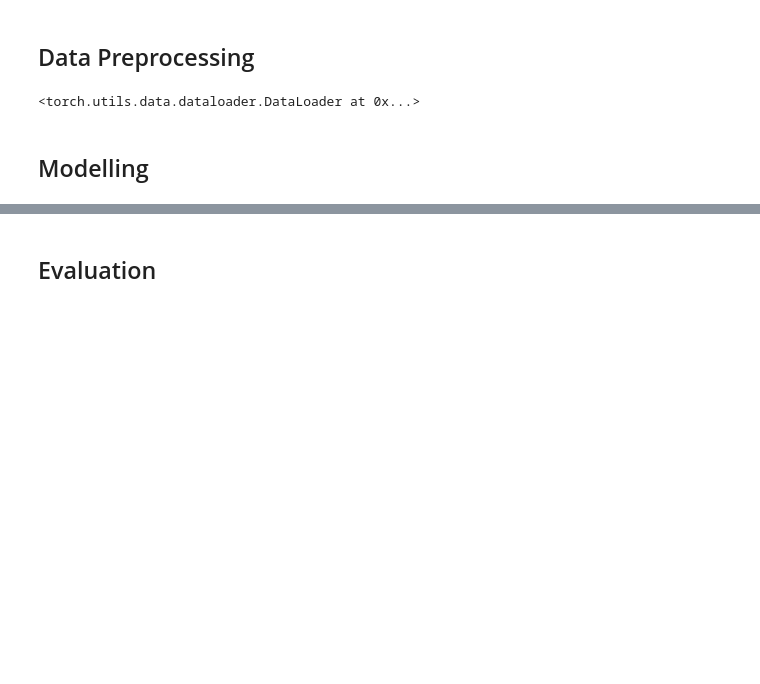
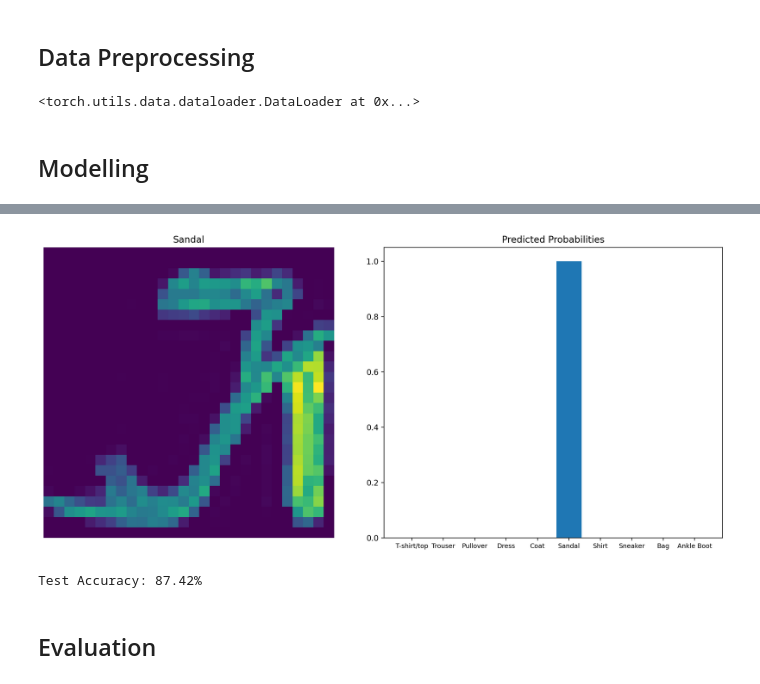
Before and after one commit to LuisaIb/fashion-tuning, a Jupyter notebook: fashion-MNIST.ipynb, the cells around one changed output, grey strips where cells are left out. Drawn from its saved outputs; the diff is of its cells as text; code cells hidden in the pictures; blank space fills up the shorter version.

```diff
--- a/fashion-MNIST.ipynb
+++ b/fashion-MNIST.ipynb
@@ -280,2 +563,54 @@ train_loader
+# %%
+# predict single image
+%matplotlib inline
+%config InlineBackend.figure_format = 'retina'
+
+# Test out the network!
+dataiter = iter(test_dl)
+images, labels = next(dataiter)  # Directly fetch the data from the iterator
+
+images, labels = images.to(device), labels.to(device)
+index = 49
+img, label = images[index], labels[index]
+# Convert 2D image to 1D vector
+img = img.view(img.shape[0], -1)
+
+# Calculate the class probabilities (softmax) for img
+proba = torch.exp(model(img))
+
+# Plot the image and probabilities
+desc = ['T-shirt/top','Trouser','Pullover','Dress','Coat','Sandal','Shirt','Sneaker','Bag','Ankle Boot']
+fig, (ax1, ax2) =  plt.subplots(figsize=(13, 6), nrows=1, ncols=2)
+ax1.axis('off')
+ax1.imshow(images[index].cpu().numpy().squeeze())
+ax1.set_title(desc[label.item()])
+ax2.bar(range(10), proba.detach().cpu().numpy().squeeze())
+ax2.set_xticks(range(10))
+ax2.set_xticklabels(desc, size='small')
+ax2.set_title('Predicted Probabilities')
+plt.tight_layout()
+# %% [output]
+[figure, added]
+# %%
+# Validate
+with torch.no_grad():
+    batch_acc = []
+    model.eval()
+    for images, labels in test_dl:
+        images, labels = images.to(device), labels.to(device)
+        # flatten images to batch_size x 784
+        images = images.view(images.shape[0], -1)
+        # make predictions and get probabilities
+        proba = torch.exp(model(images))
+        # extract the class associted with highest probability
+        _, pred_labels = proba.topk(1, dim=1)
+        # compare actual labels and predicted labels
+        result = pred_labels == labels.view(pred_labels.shape)
+        acc = torch.mean(result.type(torch.FloatTensor))
+        batch_acc.append(acc.item())
+    else:
+        print(f'Test Accuracy: {torch.mean(torch.tensor(batch_acc))*100:.2f}%')
+# %% [output]
+Test Accuracy: 87.42%
 # %% [markdown]
 ## Evaluation
```
Also changed, not shown: parts of 18 cells of this notebook.
